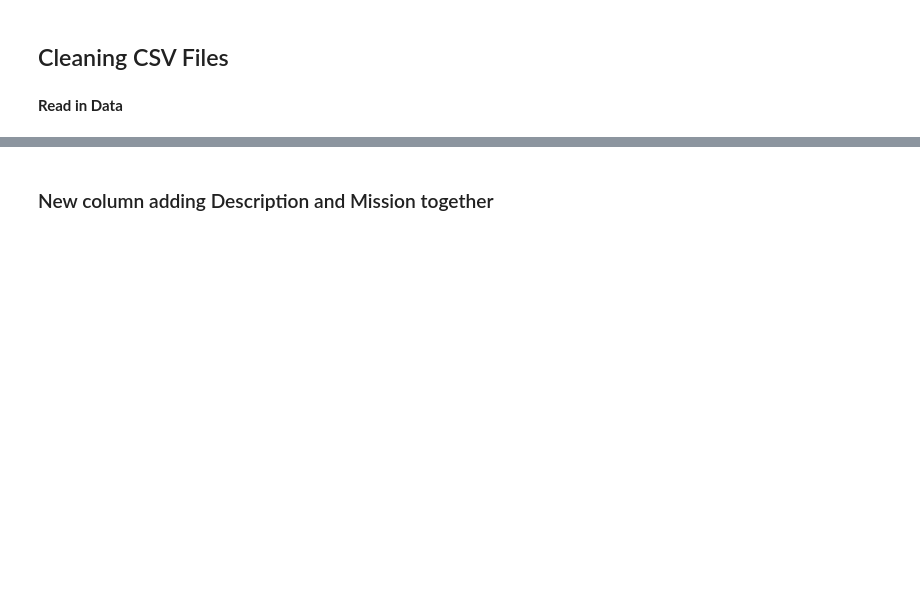
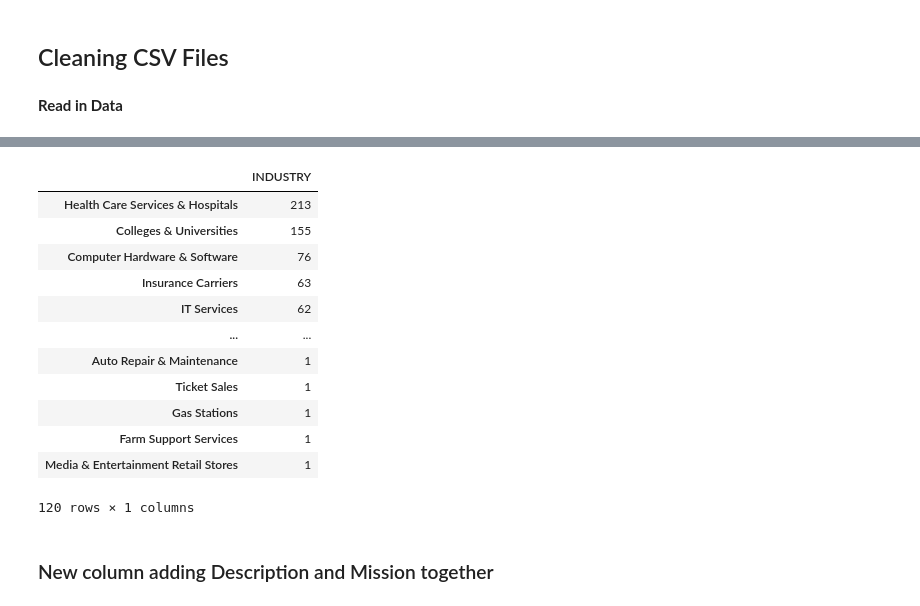
Before and after one commit to cierra4prez/NLP_Diversity_and_Inclusion, a Jupyter notebook: Cleaning.ipynb, the cells around one changed output, grey strips where cells are left out. Cells and saved outputs as stored; diff of their text form; code cells hidden in the pictures; blank space fills up the shorter version.

```diff
--- a/Cleaning.ipynb
+++ b/Cleaning.ipynb
@@ -60,3 +95,19 @@ Shape:  (1512, 14)
+# %%
+data.INDUSTRY.value_counts().to_frame()
+# %% [output]
+|  | INDUSTRY |
+| Health Care Services & Hospitals | 213 |
+| Colleges & Universities | 155 |
+| Computer Hardware & Software | 76 |
+| Insurance Carriers | 63 |
+| IT Services | 62 |
+| ... | ... |
+| Auto Repair & Maintenance | 1 |
+| Ticket Sales | 1 |
+| Gas Stations | 1 |
+| Farm Support Services | 1 |
+| Media & Entertainment Retail Stores | 1 |
+120 rows × 1 columns
 # %% [markdown]
 ### New column adding Description and Mission together
 # %%
```
Also changed, not shown: parts of 21 cells of this notebook, 3 other files.
